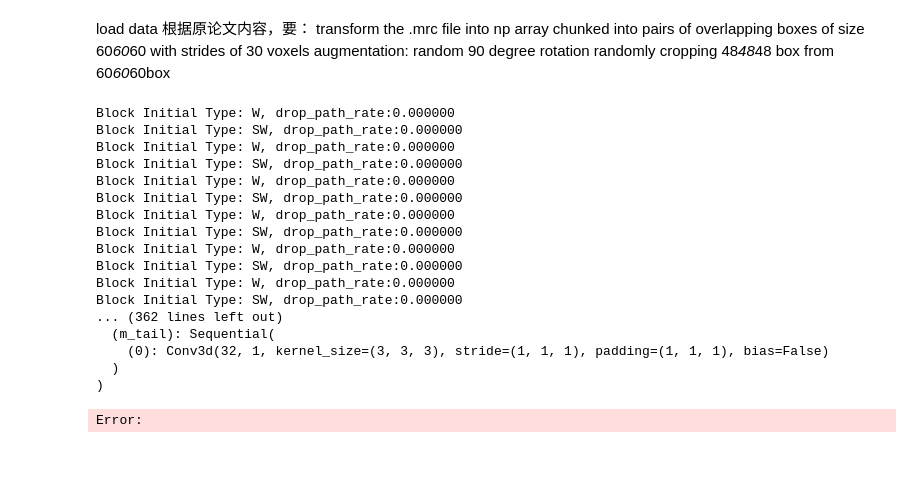
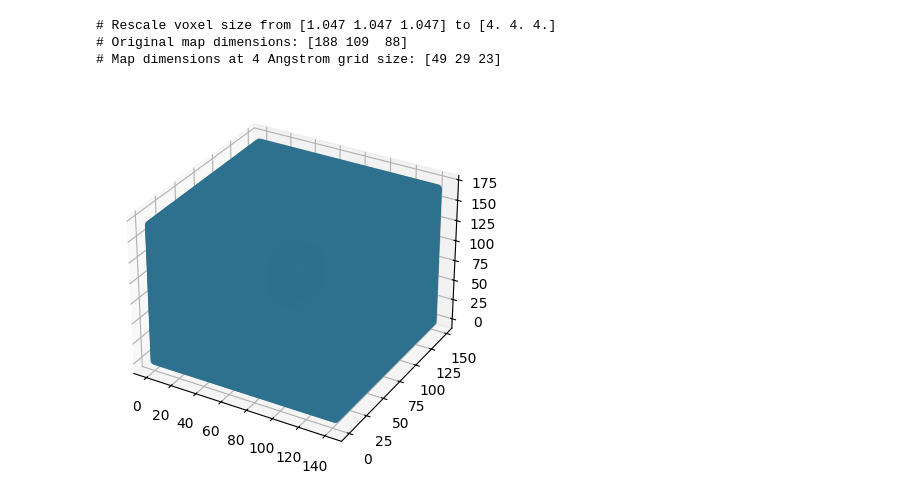
Before and after one commit to Fortuna233/paddle_EMReady, a Jupyter notebook: train.ipynb, the cells around one changed output. Cells and saved outputs as stored; diff of their text form; code cells hidden in the pictures; blank space fills up the shorter version.

```diff
--- a/train.ipynb
+++ b/train.ipynb
@@ -1,12 +1,5 @@
-# %% [markdown]
-load data
-根据原论文内容，要：
-transform the .mrc file into np array
-chunked into pairs of overlapping boxes of size 60*60*60 with strides of 30 voxels
-augmentation:
-random 90 degree rotation
-randomly cropping 48*48*48 box from 60*60*60box
 # %%
+
 import os
 import random
 import psutil
@@ -16,12 +9,14 @@ import torch.nn as nn
 from pytorch_msssim import ssim
 from scunet import SCUNet
 from utils import pad_map, chunk_generator, parse_map, get_batch_from_generator
-import matplotlib.pyplot as plt
+
 from torch import FloatTensor as FT
 from torch.autograd import Variable as V
 
 
 depoFolder = "/home/tyche/training_and_validation_sets/depoFiles"
 simuFolder = "/home/tyche/training_and_validation_sets/simuFiles"
-batch_size = 32
+batch_size = 8
+apix = 4
+num_epochs = 300
 # %%
@@ -69,4 +64,13 @@ def transform(tensor, outsize=48):
+# %%
+depoMap, _ = mrc2padded(depoList[-1], apix)
+# %% [output]
+# Rescale voxel size from [1.047 1.047 1.047] to [4. 4. 4.]
+# Original map dimensions: [188 109  88]
+# Map dimensions at 4 Angstrom grid size: [49 29 23]
+[figure, added]
 # %%
+
+# 输入为torch张量batch_size*60*60*60
 model = SCUNet(
     in_nc=1,
     config=[2,2,2,2,2,2,2],
@@ -79,21 +83,19 @@ model = SCUNet(
 torch.cuda.empty_cache()
 model = model.cuda()
 print(model)
+
+# 定义损失函数
+def loss(pred, target):
+    smooth_l1_loss = nn.SmoothL1Loss(beta=1.0, reduction='mean')
+    return smooth_l1_loss(pred, target) + 1 - ssim(pred, target, data_range=1.0,    size_average=True)
+
+
+# 定义trainer
+trainer = torch.optim.Adam(
+    model.parameters(),
+    lr=0.0005,
+    betas=(0.9, 0.999),
+    eps=1e-8,
+    weight_decay=0,
+    amsgrad=False
+)
-# %% [output]
-Block Initial Type: W, drop_path_rate:0.000000
-Block Initial Type: SW, drop_path_rate:0.000000
-Block Initial Type: W, drop_path_rate:0.000000
-Block Initial Type: SW, drop_path_rate:0.000000
-Block Initial Type: W, drop_path_rate:0.000000
-Block Initial Type: SW, drop_path_rate:0.000000
-Block Initial Type: W, drop_path_rate:0.000000
-Block Initial Type: SW, drop_path_rate:0.000000
-Block Initial Type: W, drop_path_rate:0.000000
-Block Initial Type: SW, drop_path_rate:0.000000
-Block Initial Type: W, drop_path_rate:0.000000
-Block Initial Type: SW, drop_path_rate:0.000000
-... (362 lines left out)
-  (m_tail): Sequential(
-    (0): Conv3d(32, 1, kernel_size=(3, 3, 3), stride=(1, 1, 1), padding=(1, 1, 1), bias=False)
-  )
-)
@@ -105,5 +102 @@ def loss(pred, target):
-# %%
-trainer = torch.optim.Adam
-# %% [output]
-Error:
 # %%
```
Also changed, not shown: parts of 5 cells of this notebook, 1 other file.
